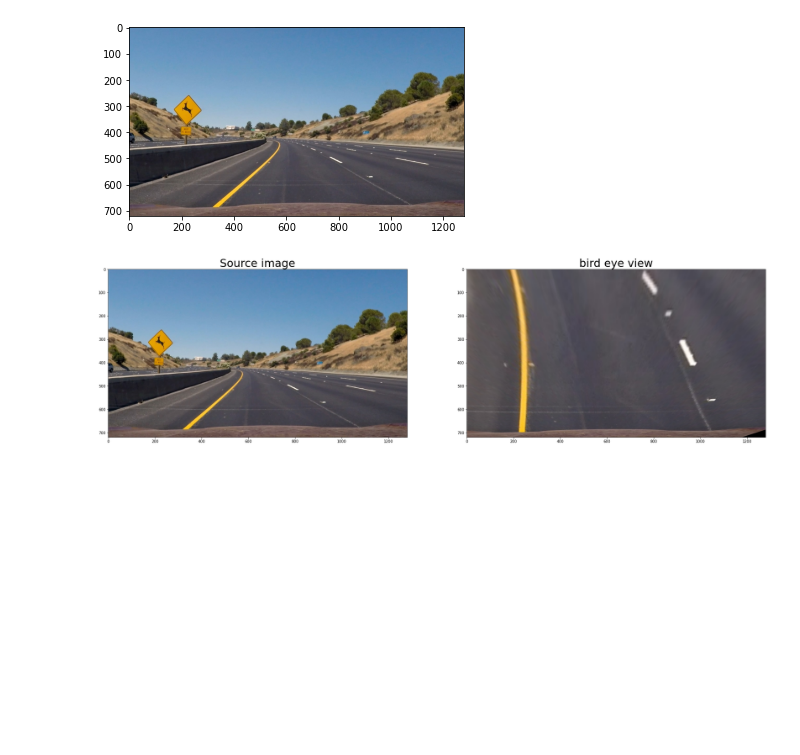
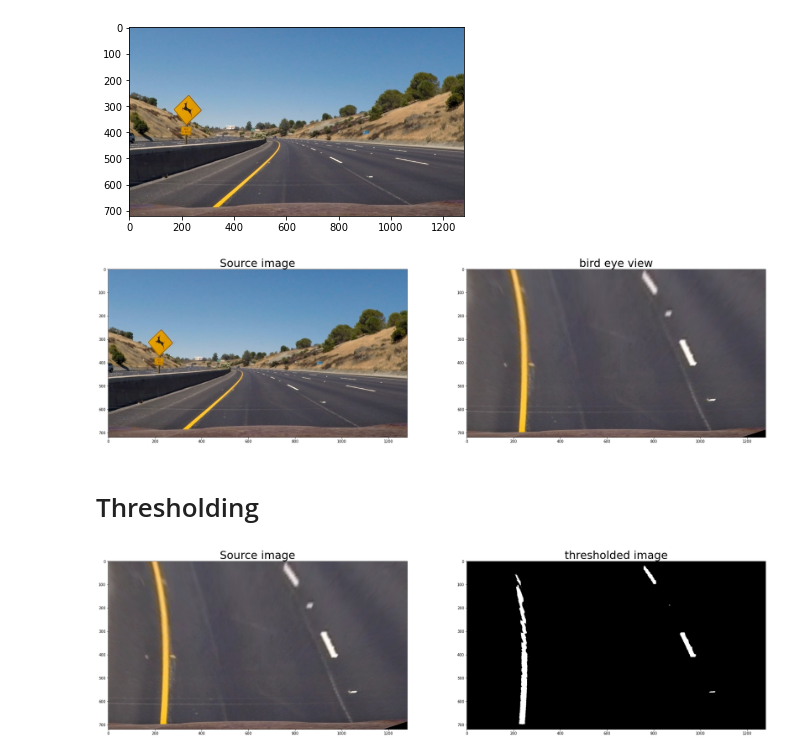
Before and after one commit to salmaehab/Lane-Detection, a Jupyter notebook: Lane_Detection.ipynb, the cells around one changed output. Drawn from its saved outputs; the diff is of its cells as text; code cells hidden in the pictures; blank space fills up the shorter version.

Commit message:
Add thresholding

```diff
--- a/Lane_Detection.ipynb
+++ b/Lane_Detection.ipynb
@@ -41,3 +41,44 @@ backward_image = cv2.warpPerspective(test_img, M_inv, (1280, 720), flags=cv2.INT
 plt_images(test_img, 'Source image',forward_image, 'bird eye view')
 # %% [output]
 [figure]
+# %% [markdown]
+# Thresholding
+# %%
+import cv2
+import numpy as np
+
+def threshold_rel(img, lo, hi):
+    vmin = np.min(img)
+    vmax = np.max(img)
+
+    vlo = vmin + (vmax - vmin) * lo
+    vhi = vmin + (vmax - vmin) * hi
+    return np.uint8((img >= vlo) & (img <= vhi)) * 255
+
+def threshold_abs(img, lo, hi):
+    return np.uint8((img >= lo) & (img <= hi)) * 255
+
+
+
+def threshold_forward(img):
+        hls = cv2.cvtColor(img, cv2.COLOR_RGB2HLS)
+        hsv = cv2.cvtColor(img, cv2.COLOR_RGB2HSV)
+        h_channel = hls[:,:,0]
+        l_channel = hls[:,:,1]
+        s_channel = hls[:,:,2]
+        v_channel = hsv[:,:,2]
+
+        right_lane = threshold_rel(l_channel, 0.8, 1.0)
+        right_lane[:,:750] = 0
+
+        left_lane = threshold_abs(h_channel, 20, 30)
+        left_lane &= threshold_rel(v_channel, 0.7, 1.0)
+        left_lane[:,550:] = 0
+
+        img2 = left_lane | right_lane
+
+        return img2
+thresholded_image = threshold_forward(forward_image)
+plt_images(forward_image, 'Source image',thresholded_image, 'thresholded image')
+# %% [output]
+[figure, added]
```
